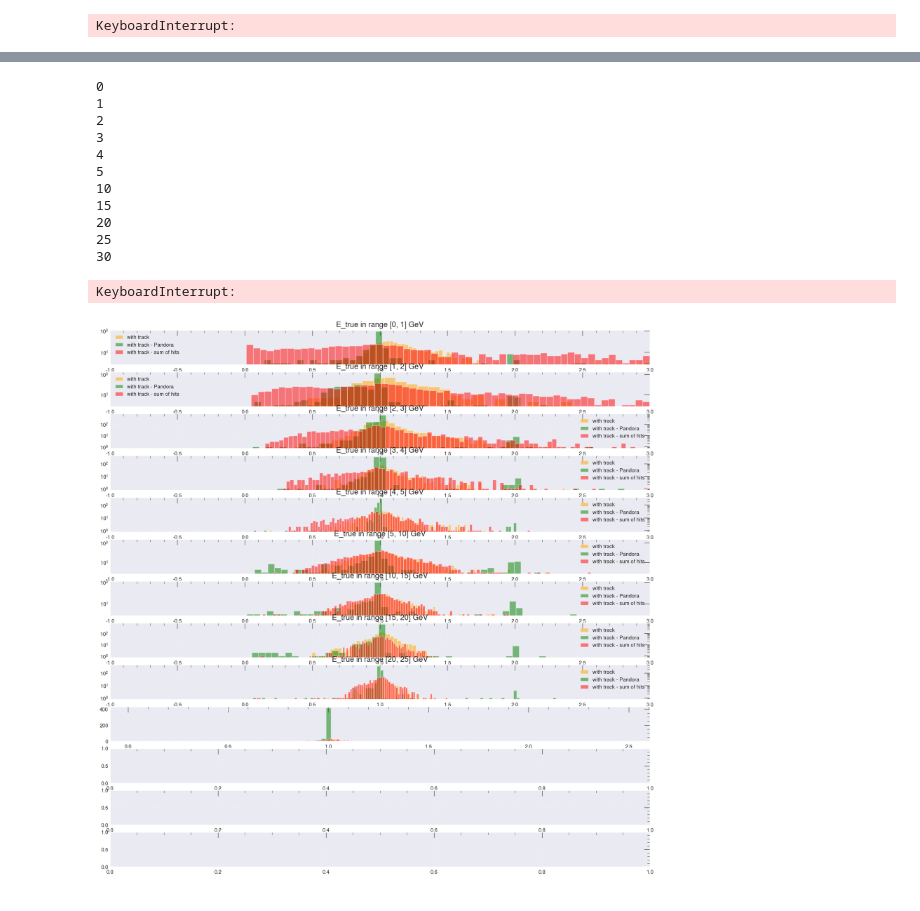
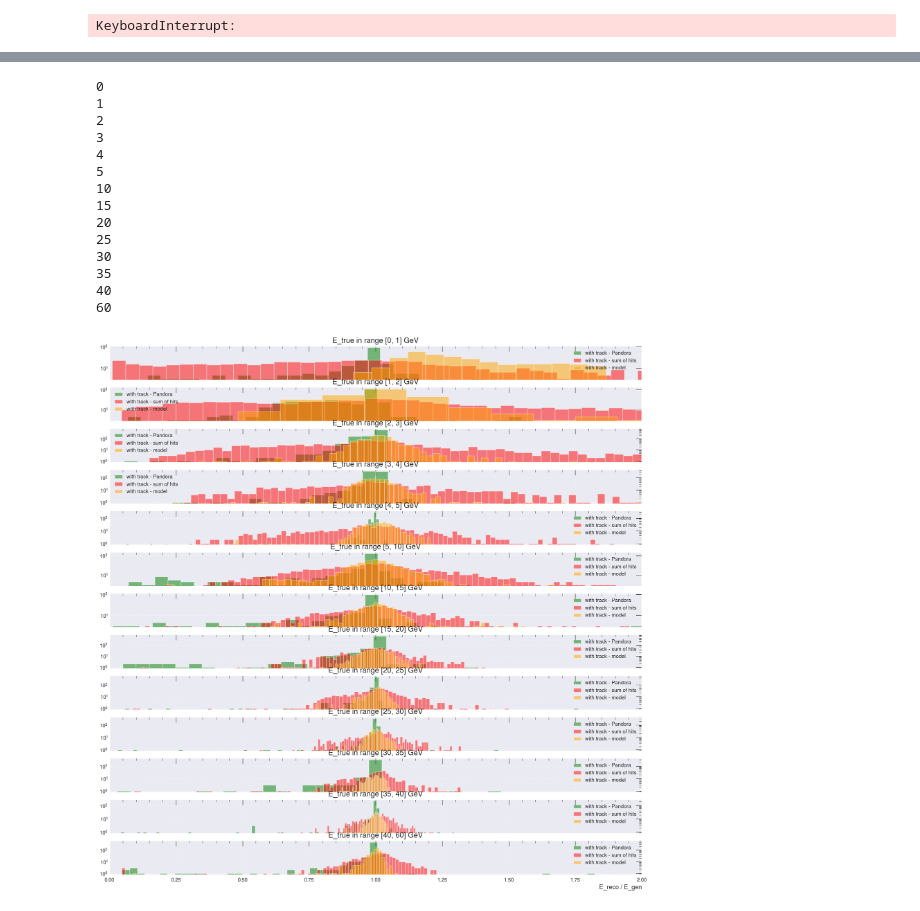
Before and after one commit to selvaggi/mlpf, a Jupyter notebook: notebooks/8_train_energy_regression.ipynb, the cells around one changed output, grey strips where cells are left out. Saved outputs shown, nothing was run; the diff lists cells and outputs as text; code cells hidden in the pictures.

```diff
--- a/notebooks/8_train_energy_regression.ipynb
+++ b/notebooks/8_train_energy_regression.ipynb
@@ -182,0 +193,2 @@ Fitted model: GradientBoostingRegressor(verbose=1)
+# %%
+yt_regression, yp_regression, en_regression, _, model_regression, split_regression = main(ds=ds, train_only_on_tracks=True, train_energy_regression=True)
@@ -419,29 +447,33 @@ fig.show()
 # distribution of energy corr factor
 e_thresholds = [0, 1, 2, 3, 4, 5, 10, 15, 20, 25, 30, 35, 40, 60]  # True E thresholds!
 # set fig size
+
 mpvs_model, s68s_model = [], []
 mpvs_pandora, s68s_pandora = [], []
 mpvs_sum_hits, s68s_sum_hits = [], []
 mpvs_model_normalized, mpvs_pandora_normalized, mpvs_normalized_sum_hits = [], [], []
 
-e_true = (1+yt) * split[1][:, 6].numpy()
-e_pred = (1+yp) * split[1][:, 6].numpy()
+e_true = (1+yt_regression) * split_regression[1][:, 6].numpy()
+#e_pred = (1+yp_regression) * split[1][:, 6].numpy()
+e_pred = yp_regression
 frac_pred = e_pred / e_true
-frac_e_sum = split[1][:, 6].clone().detach().cpu().numpy() / e_true
-e_track = split[1][:, 3].clone().detach().cpu().numpy()
+frac_e_sum = split_regression[1][:, 6].clone().detach().cpu().numpy() / e_true
+e_track = split_regression[1][:, 3].clone().detach().cpu().numpy()
 frac_track = e_track / e_true
-track_filter = ((split[1][:, 3] > 0) & (split[1][:, 7] > 0))
+track_filter = ((split_regression[1][:, 3] > 0) & (split_regression[1][:, 7] == 1))
 not_track_filter = ~track_filter
-fig, ax = plt.subplots(len(e_thresholds) - 1, figsize=(20, 20))
-binsize = 0.01
+fig, ax = plt.subplots(len(e_thresholds) - 1, sharex=True, figsize=(20, 20))
+
+binsize = 0.02 # TEMPORARILY
+
 for i, e_threshold in enumerate(e_thresholds):
     print(e_threshold)
     if i == 0:
         continue
     filt_energy = (e_true < e_thresholds[i]) & (e_true >= e_thresholds[i-1])
-    ax[i-1].hist(frac_pred[track_filter & filt_energy], bins=100, color="orange", label="with track", alpha=0.5)
     ax[i-1].hist(frac_track.clip(max=5)[track_filter & filt_energy], bins=100, color="green", label="with track - Pandora", alpha=0.5)
     ax[i-1].hist(frac_e_sum[track_filter & filt_energy], bins=100, color="red", label="with track - sum of hits", alpha=0.5)
+    ax[i-1].hist(frac_pred[track_filter & filt_energy], bins=100, color="orange", label="with track - model", alpha=0.5)
     mpv, s68 = obtain_MPV_and_68(e_pred[filt_energy & track_filter], bins_per_binned_E=np.arange(0, 5*e_thresholds[i], binsize))
     mpvs_model, s68s_model = mpvs_model + [mpv], s68s_model + [s68]
     mpv, _ = obtain_MPV_and_68(frac_pred[filt_energy & track_filter], bins_per_binned_E=np.arange(0, 5, binsize))
@@ -449,38 +481,41 @@ for i, e_threshold in enumerate(e_thresholds):
     mpv, s68 = obtain_MPV_and_68(e_track[filt_energy & track_filter], bins_per_binned_E=np.arange(0, 5*e_thresholds[i], binsize))
     mpvs_pandora, s68s_pandora = mpvs_pandora + [mpv], s68s_pandora + [s68]
     mpv, _ = obtain_MPV_and_68(frac_track[filt_energy & track_filter], bins_per_binned_E=np.arange(0, 5, binsize))
     mpvs_pandora_normalized.append(mpv)
-    mpv, s68 = obtain_MPV_and_68(split[1][:, 6].clone().detach().cpu().numpy()[filt_energy & track_filter], bins_per_binned_E=np.arange(0, 5*e_thresholds[i], binsize))
+    mpv, s68 = obtain_MPV_and_68(split_regression[1][:, 6].clone().detach().cpu().numpy()[filt_energy & track_filter], bins_per_binned_E=np.arange(0, 5*e_thresholds[i], binsize))
     mpvs_sum_hits, s68s_sum_hits = mpvs_sum_hits + [mpv], s68s_sum_hits + [s68]
     mpv, _ = obtain_MPV_and_68(frac_e_sum[filt_energy & track_filter], bins_per_binned_E=np.arange(0, 5, binsize))
     mpvs_normalized_sum_hits.append(mpv)
     # now with filt ecalE and hcalE
     #mpvs.append(1/2 * (e_thresholds[i] + e_thresholds[i-1]))
     #mpvs.append(mpv)
     #s68s.append(s68)
     #print(f"MPV: {mpv}, 68%: {s68}")
     # only hadronic
-    ax[i-1].set_xlabel("frac")
     ax[i-1].set_xlim([-1,3])
     ax[i-1].set_title(f"E_true in range [{e_thresholds[i-1]}, {e_thresholds[i]}] GeV")
     # log x axis
     ax[i-1].set_yscale("log")
     ax[i-1].legend()
-fig.show()
+    ax[i-1].set_xlim([0, 2])
+ax[-1].set_xlabel("E_reco / E_gen")
+fig.savefig("/eos/user/g/gkrzmanc/2024/12_3_/frac_hist_tracks_Regression_withexactly1track.pdf")
 # %% [output]
 0
 1
 2
 3
 4
 5
 10
 15
 20
 25
 30
+35
+40
+60
-KeyboardInterrupt:
-[figure, old version]
+[figure, new version]
 # %%
 fig, ax = plt.subplots(2, 1, figsize=(7, 4), sharex=True, gridspec_kw={'height_ratios': [2, 1]}) # Height of 2 subplots.
 ax[0].plot(mpvs_model, np.array(s68s_model) / np.array(mpvs_model), ".--", label="GradBoost")
```
Also changed, not shown: parts of 22 cells of this notebook.
